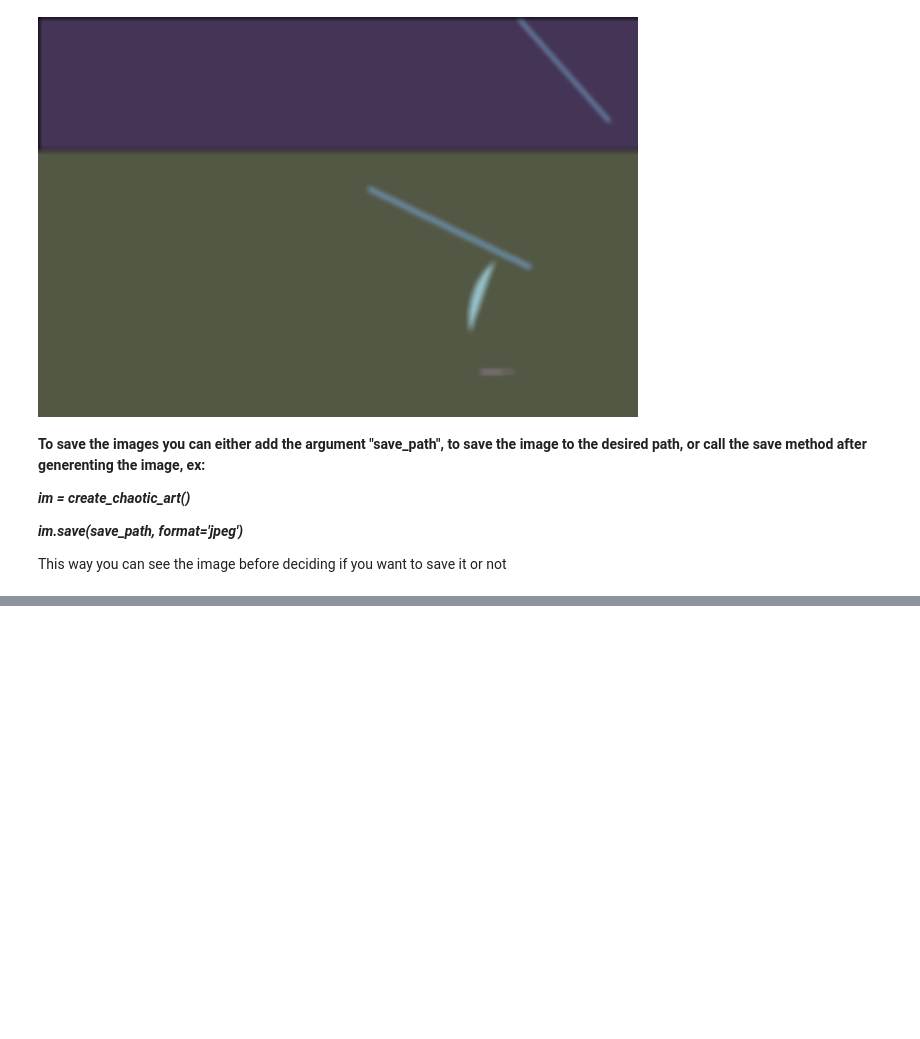
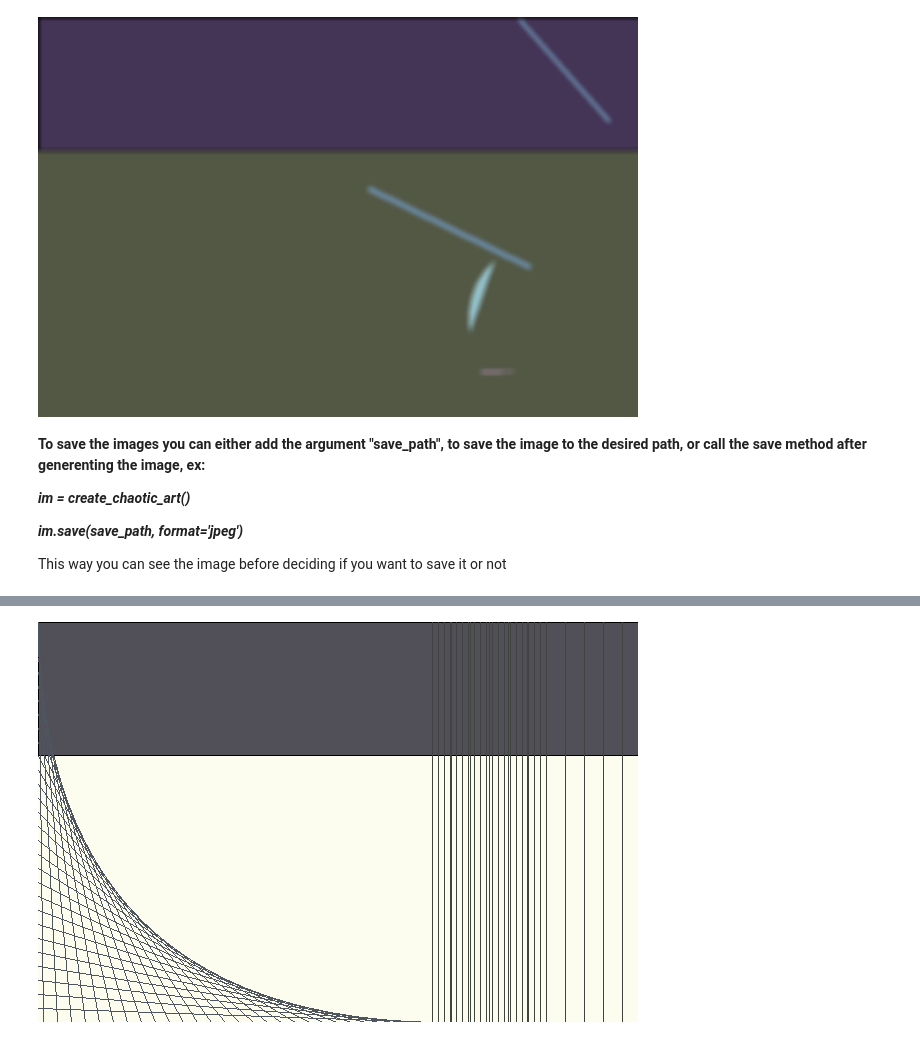
Before and after one commit to FelipeMezzarana/art_generator, a Jupyter notebook: exemple.ipynb, the cells around one changed output, grey strips where cells are left out. Cells and saved outputs as stored; diff of their text form; code cells hidden in the pictures; blank space fills up the shorter version.

```diff
--- a/exemple.ipynb
+++ b/exemple.ipynb
@@ -40,0 +72,6 @@ This way you can see the image before deciding if you want to save it or not
+# %%
+# Adding random vertical lines twice
+img_test.draw_vertical_lines(repeat = 2)
+img_test.img
+# %% [output]
+[figure, added]
```
Also changed, not shown: parts of 12 cells of this notebook, 1 other file.
